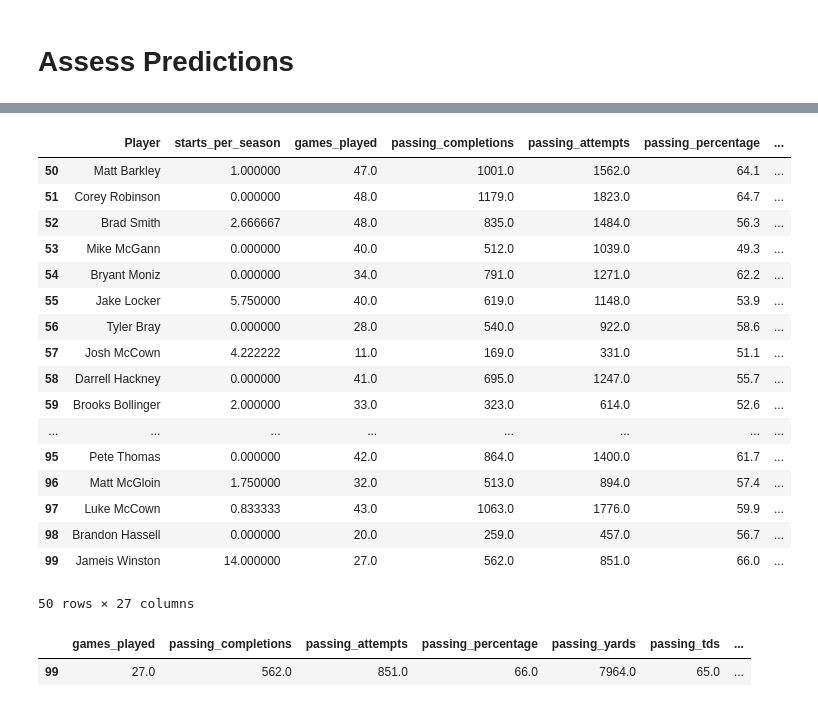
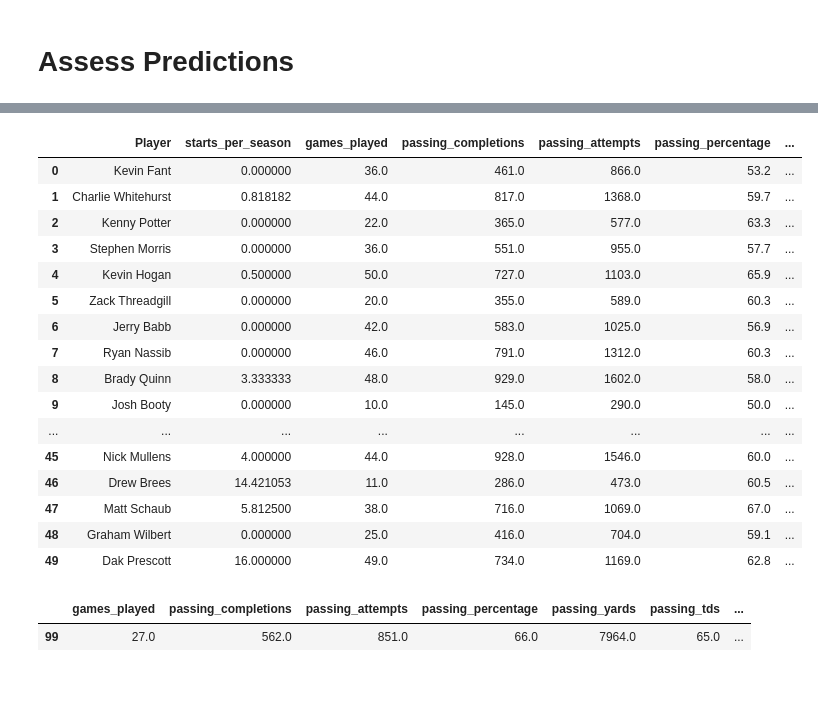
Before and after one commit to steve122192/nfl-qb-predictor, a Jupyter notebook: Project_Final.ipynb, the cells around one changed output, grey strips where cells are left out. Cells and saved outputs as stored; diff of their text form; code cells hidden in the pictures.

```diff
--- a/Project_Final.ipynb
+++ b/Project_Final.ipynb
@@ -506,26 +507,25 @@ See the caveats in the documentation: https://pandas.pydata.org/pandas-docs/stab
 | 99 | Jameis Winston | 14.000000 | 27.0 | 562.0 | 851.0 | 66.0 | ... |
 100 rows × 27 columns
 # %%
-predictions.tail(50)
+predictions.head(50)
 # %% [output]
 |  | Player | starts_per_season | games_played | passing_completions | passing_attempts | passing_percentage | ... |
-| 50 | Matt Barkley | 1.000000 | 47.0 | 1001.0 | 1562.0 | 64.1 | ... |
-| 51 | Corey Robinson | 0.000000 | 48.0 | 1179.0 | 1823.0 | 64.7 | ... |
-| 52 | Brad Smith | 2.666667 | 48.0 | 835.0 | 1484.0 | 56.3 | ... |
-| 53 | Mike McGann | 0.000000 | 40.0 | 512.0 | 1039.0 | 49.3 | ... |
-| 54 | Bryant Moniz | 0.000000 | 34.0 | 791.0 | 1271.0 | 62.2 | ... |
-| 55 | Jake Locker | 5.750000 | 40.0 | 619.0 | 1148.0 | 53.9 | ... |
-| 56 | Tyler Bray | 0.000000 | 28.0 | 540.0 | 922.0 | 58.6 | ... |
-| 57 | Josh McCown | 4.222222 | 11.0 | 169.0 | 331.0 | 51.1 | ... |
-| 58 | Darrell Hackney | 0.000000 | 41.0 | 695.0 | 1247.0 | 55.7 | ... |
-| 59 | Brooks Bollinger | 2.000000 | 33.0 | 323.0 | 614.0 | 52.6 | ... |
+| 0 | Kevin Fant | 0.000000 | 36.0 | 461.0 | 866.0 | 53.2 | ... |
+| 1 | Charlie Whitehurst | 0.818182 | 44.0 | 817.0 | 1368.0 | 59.7 | ... |
+| 2 | Kenny Potter | 0.000000 | 22.0 | 365.0 | 577.0 | 63.3 | ... |
+| 3 | Stephen Morris | 0.000000 | 36.0 | 551.0 | 955.0 | 57.7 | ... |
+| 4 | Kevin Hogan | 0.500000 | 50.0 | 727.0 | 1103.0 | 65.9 | ... |
+| 5 | Zack Threadgill | 0.000000 | 20.0 | 355.0 | 589.0 | 60.3 | ... |
+| 6 | Jerry Babb | 0.000000 | 42.0 | 583.0 | 1025.0 | 56.9 | ... |
+| 7 | Ryan Nassib | 0.000000 | 46.0 | 791.0 | 1312.0 | 60.3 | ... |
+| 8 | Brady Quinn | 3.333333 | 48.0 | 929.0 | 1602.0 | 58.0 | ... |
+| 9 | Josh Booty | 0.000000 | 10.0 | 145.0 | 290.0 | 50.0 | ... |
 | ... | ... | ... | ... | ... | ... | ... | ... |
-| 95 | Pete Thomas | 0.000000 | 42.0 | 864.0 | 1400.0 | 61.7 | ... |
-| 96 | Matt McGloin | 1.750000 | 32.0 | 513.0 | 894.0 | 57.4 | ... |
-| 97 | Luke McCown | 0.833333 | 43.0 | 1063.0 | 1776.0 | 59.9 | ... |
-| 98 | Brandon Hassell | 0.000000 | 20.0 | 259.0 | 457.0 | 56.7 | ... |
-| 99 | Jameis Winston | 14.000000 | 27.0 | 562.0 | 851.0 | 66.0 | ... |
+| 45 | Nick Mullens | 4.000000 | 44.0 | 928.0 | 1546.0 | 60.0 | ... |
+| 46 | Drew Brees | 14.421053 | 11.0 | 286.0 | 473.0 | 60.5 | ... |
+| 47 | Matt Schaub | 5.812500 | 38.0 | 716.0 | 1069.0 | 67.0 | ... |
+| 48 | Graham Wilbert | 0.000000 | 25.0 | 416.0 | 704.0 | 59.1 | ... |
+| 49 | Dak Prescott | 16.000000 | 49.0 | 734.0 | 1169.0 | 62.8 | ... |
-50 rows × 27 columns
 # %%
 row = X_test.iloc[[99]]
 row
```
Also changed, not shown: parts of 5 cells of this notebook.
